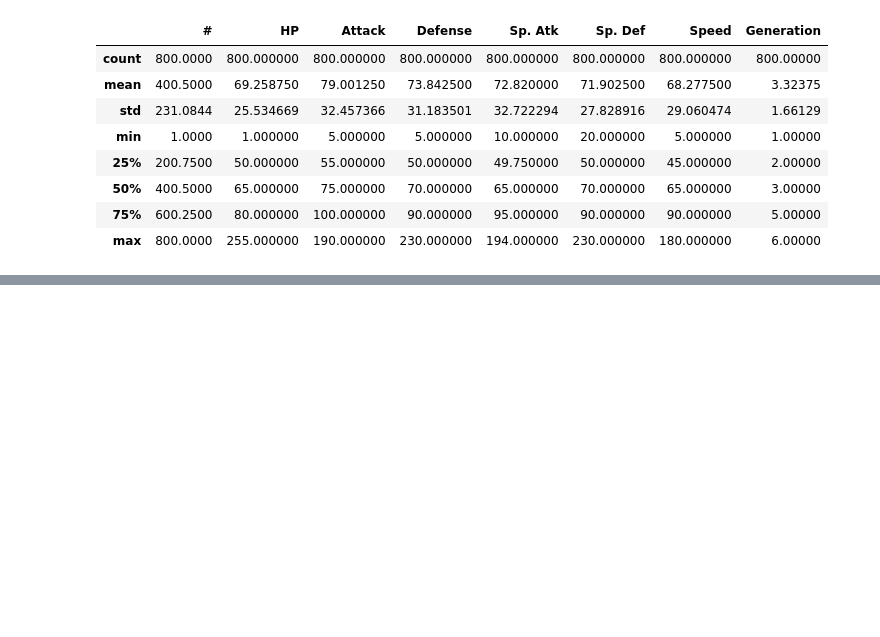
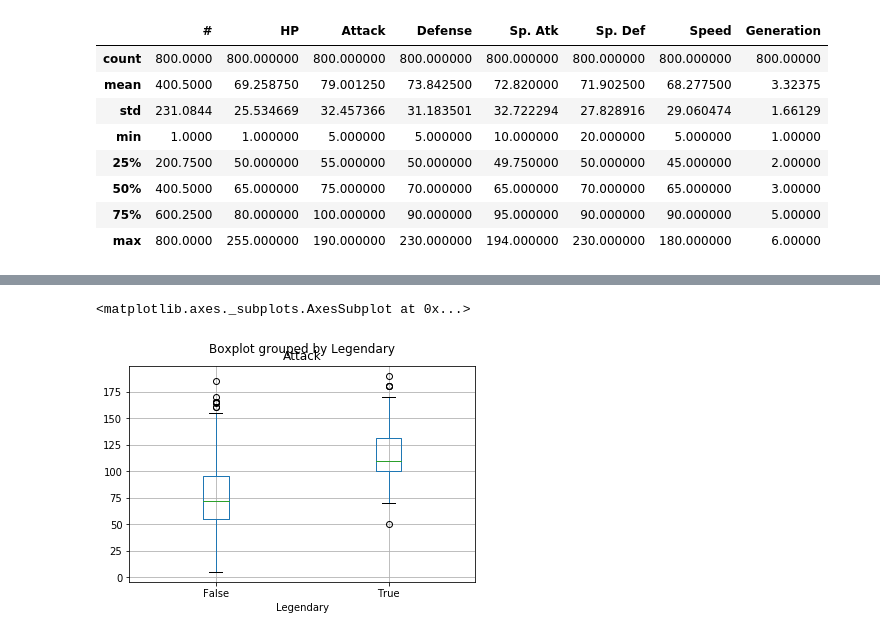
Before and after one commit to innovator-arjun/DataScience-Learning, a Jupyter notebook: Pokemon - Prediction/pokemon combat prediction.ipynb, the cells around one changed output, grey strips where cells are left out. Cells and saved outputs as stored; diff of their text form; code cells hidden in the pictures; blank space fills up the shorter version.

```diff
--- a/Pokemon - Prediction/pokemon combat prediction.ipynb
+++ b/Pokemon - Prediction/pokemon combat prediction.ipynb
@@ -441,0 +451,5 @@ pokemon_data.describe()
+# %%
+pokemon_data.boxplot(column='Attack',by='Legendary')
+# %% [output]
+<matplotlib.axes._subplots.AxesSubplot at 0x...>
+[figure, added]
```
Also changed, not shown: parts of 5 cells of this notebook.
